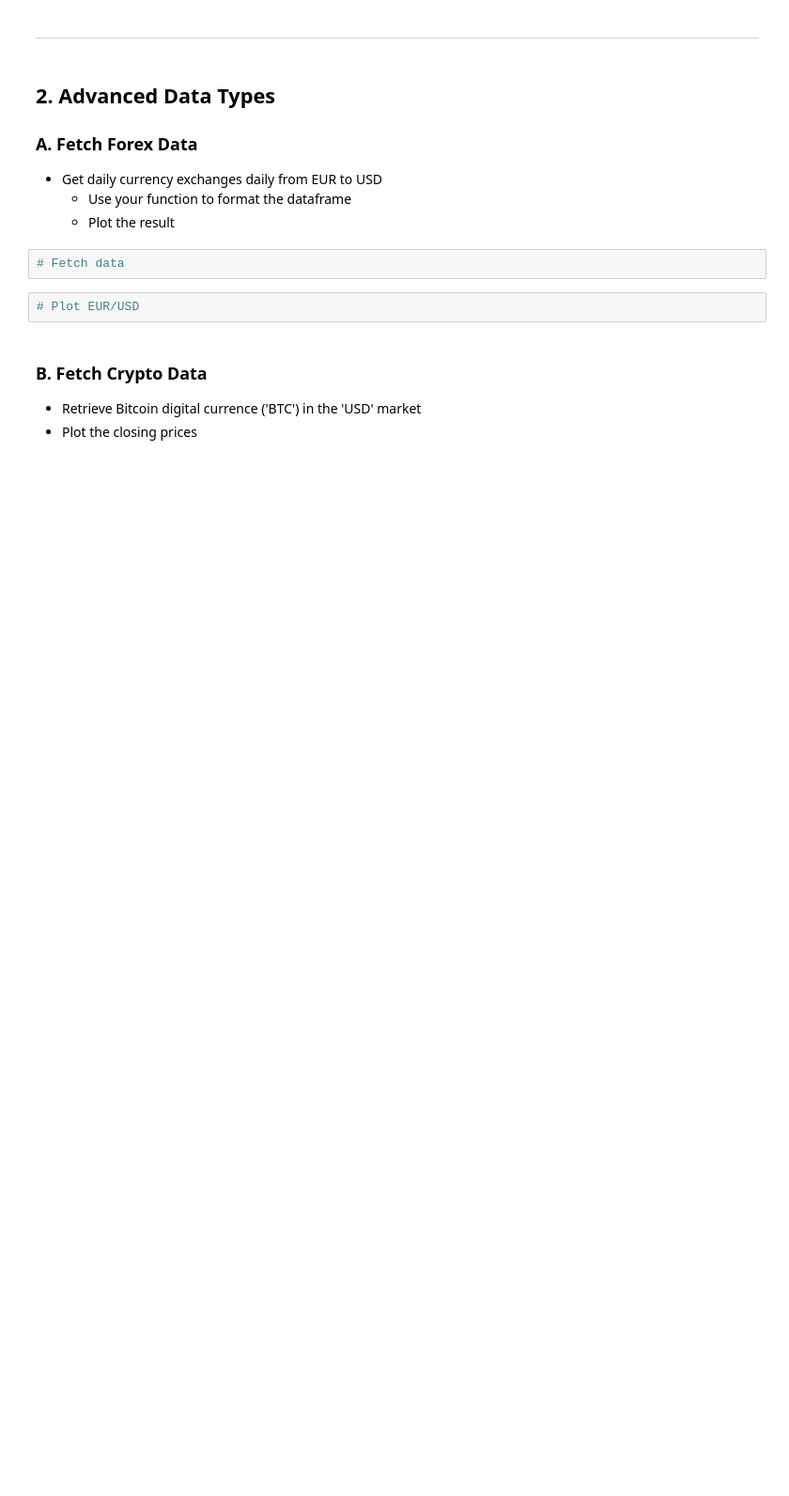
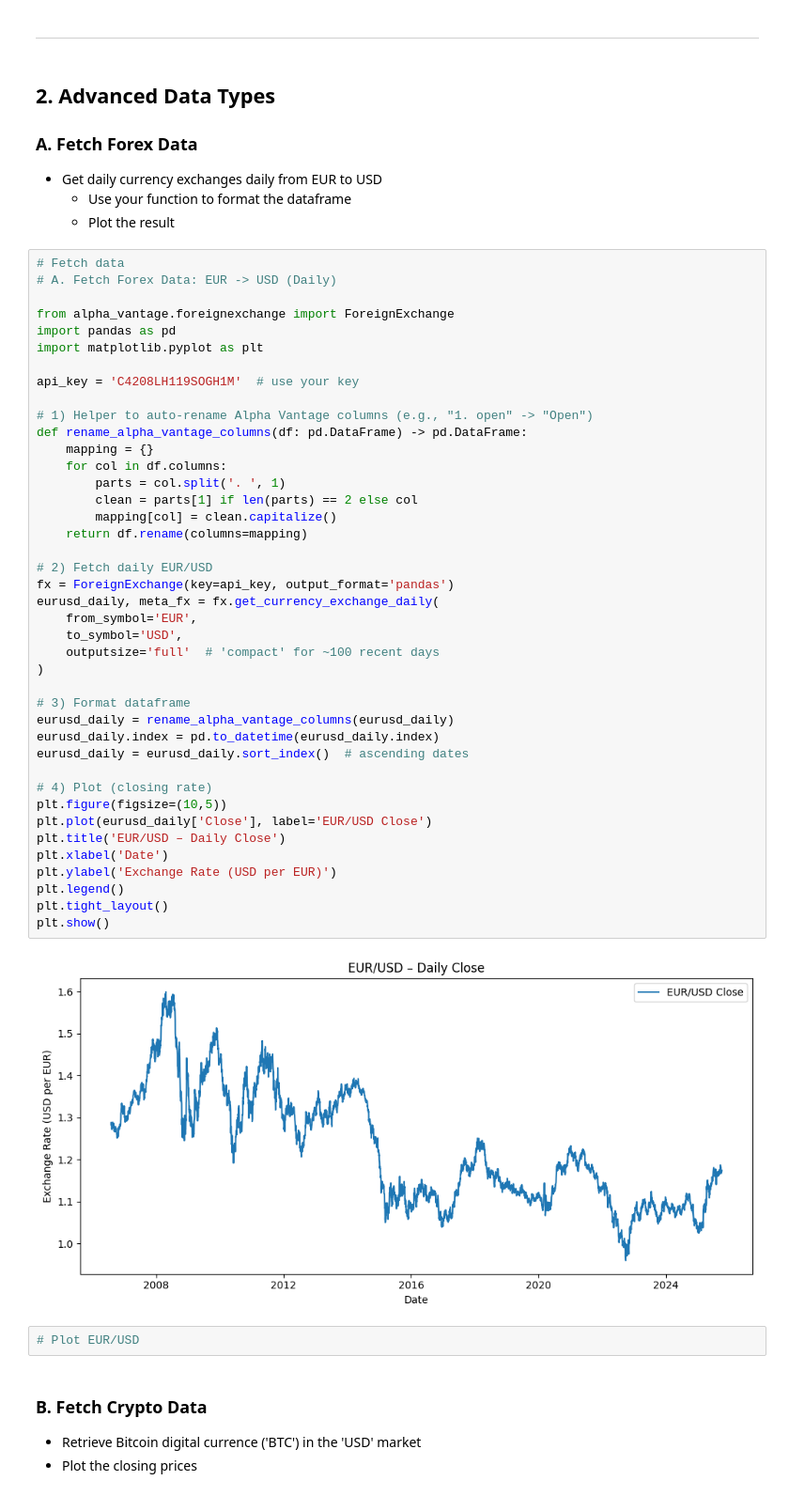
Before and after one commit to joezaarour/Repo1, a Jupyter notebook: lab3_AV.ipynb, the cells around one changed output. Shown at 94% size. Cells and saved outputs as stored; diff of their text form; blank space fills up the shorter version.

```diff
--- a/lab3_AV.ipynb
+++ b/lab3_AV.ipynb
@@ -99,8 +173,49 @@ Write a function that takes a dataframe as parameter and automatically renames t
 * Get daily currency exchanges daily from EUR to USD
   * Use your function to format the dataframe
   * Plot the result
-# %%
-# Fetch data
+# %%
+# Fetch data
+# A. Fetch Forex Data: EUR -> USD (Daily)
+
+from alpha_vantage.foreignexchange import ForeignExchange
+import pandas as pd
+import matplotlib.pyplot as plt
+
+api_key = 'C4208LH119SOGH1M'  # use your key
+
+# 1) Helper to auto-rename Alpha Vantage columns (e.g., "1. open" -> "Open")
+def rename_alpha_vantage_columns(df: pd.DataFrame) -> pd.DataFrame:
+    mapping = {}
+    for col in df.columns:
+        parts = col.split('. ', 1)
+        clean = parts[1] if len(parts) == 2 else col
+        mapping[col] = clean.capitalize()
+    return df.rename(columns=mapping)
+
+# 2) Fetch daily EUR/USD
+fx = ForeignExchange(key=api_key, output_format='pandas')
+eurusd_daily, meta_fx = fx.get_currency_exchange_daily(
+    from_symbol='EUR',
+    to_symbol='USD',
+    outputsize='full'  # 'compact' for ~100 recent days
+)
+
+# 3) Format dataframe
+eurusd_daily = rename_alpha_vantage_columns(eurusd_daily)
+eurusd_daily.index = pd.to_datetime(eurusd_daily.index)
+eurusd_daily = eurusd_daily.sort_index()  # ascending dates
+
+# 4) Plot (closing rate)
+plt.figure(figsize=(10,5))
+plt.plot(eurusd_daily['Close'], label='EUR/USD Close')
+plt.title('EUR/USD – Daily Close')
+plt.xlabel('Date')
+plt.ylabel('Exchange Rate (USD per EUR)')
+plt.legend()
+plt.tight_layout()
+plt.show()
+# %% [output]
+[figure, added]
 # %%
 # Plot EUR/USD
 # %% [markdown]
```
Also changed, not shown: parts of 18 cells of this notebook.
